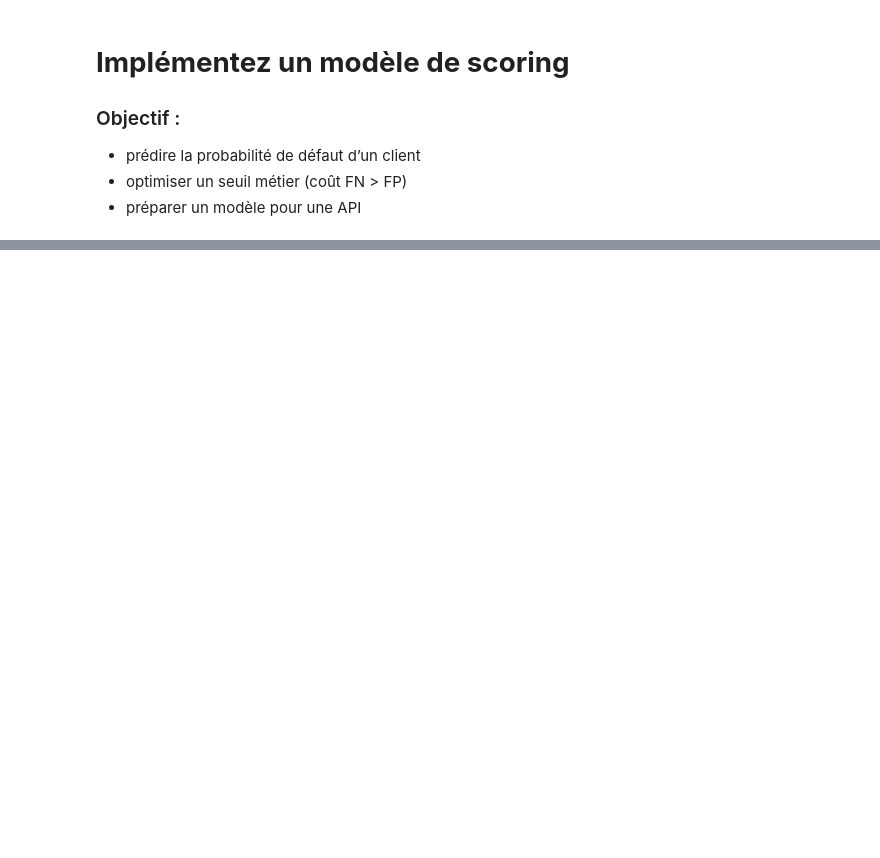
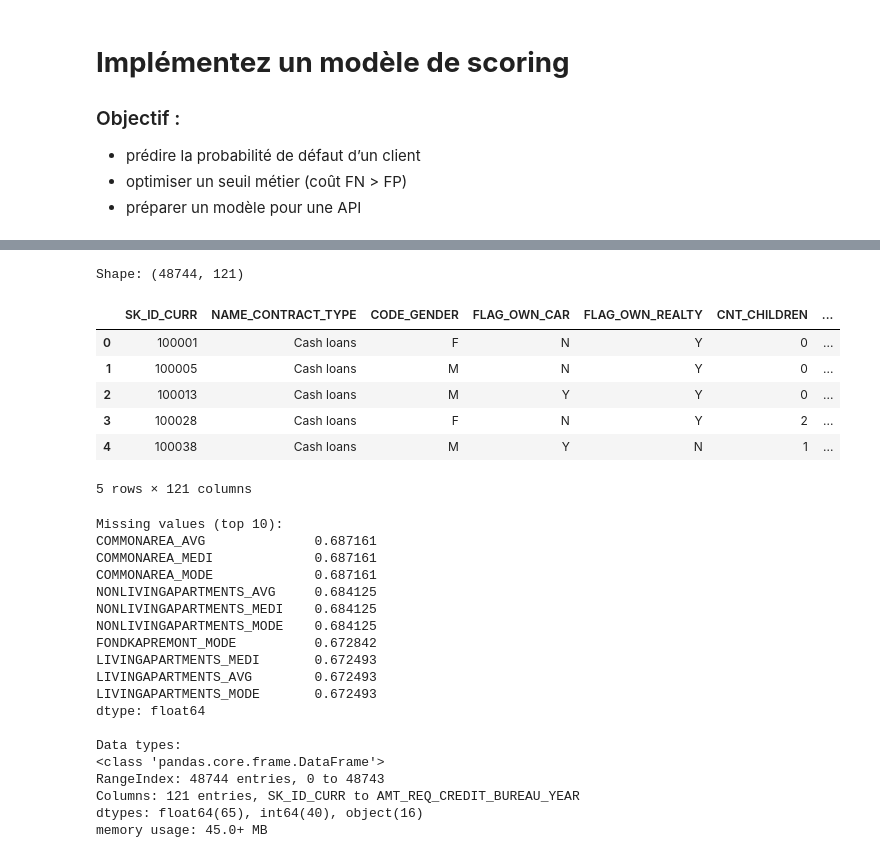
Before and after one commit to tpedCode/P07, a Jupyter notebook: notebooks/1_modeling.ipynb, the cells around one changed output, grey strips where cells are left out. Cells and saved outputs as stored; diff of their text form; code cells hidden in the pictures; blank space fills up the shorter version.

```diff
--- a/notebooks/1_modeling.ipynb
+++ b/notebooks/1_modeling.ipynb
@@ -16,0 +105,42 @@ test sync colab -> github
+# %%
+# APPLICATION TEST
+
+df_test = pd.read_csv(os.path.join(RAW_PATH, "application_test.csv"))
+
+print("Shape:", df_test.shape)
+
+display(df_test.head())
+
+print("\nMissing values (top 10):")
+print(df_test.isnull().mean().sort_values(ascending=False).head(10))
+
+print("\nData types:")
+df_test.info()
+# %% [output]
+Shape: (48744, 121)
+|  | SK_ID_CURR | NAME_CONTRACT_TYPE | CODE_GENDER | FLAG_OWN_CAR | FLAG_OWN_REALTY | CNT_CHILDREN | ... |
+| 0 | 100001 | Cash loans | F | N | Y | 0 | ... |
+| 1 | 100005 | Cash loans | M | N | Y | 0 | ... |
+| 2 | 100013 | Cash loans | M | Y | Y | 0 | ... |
+| 3 | 100028 | Cash loans | F | N | Y | 2 | ... |
+| 4 | 100038 | Cash loans | M | Y | N | 1 | ... |
+5 rows × 121 columns
+Missing values (top 10):
+COMMONAREA_AVG              0.687161
+COMMONAREA_MEDI             0.687161
+COMMONAREA_MODE             0.687161
+NONLIVINGAPARTMENTS_AVG     0.684125
+NONLIVINGAPARTMENTS_MEDI    0.684125
+NONLIVINGAPARTMENTS_MODE    0.684125
+FONDKAPREMONT_MODE          0.672842
+LIVINGAPARTMENTS_MEDI       0.672493
+LIVINGAPARTMENTS_AVG        0.672493
+LIVINGAPARTMENTS_MODE       0.672493
+dtype: float64
+
+Data types:
+<class 'pandas.core.frame.DataFrame'>
+RangeIndex: 48744 entries, 0 to 48743
+Columns: 121 entries, SK_ID_CURR to AMT_REQ_CREDIT_BUREAU_YEAR
+dtypes: float64(65), int64(40), object(16)
+memory usage: 45.0+ MB
```
Also changed, not shown: parts of 16 cells of this notebook.
